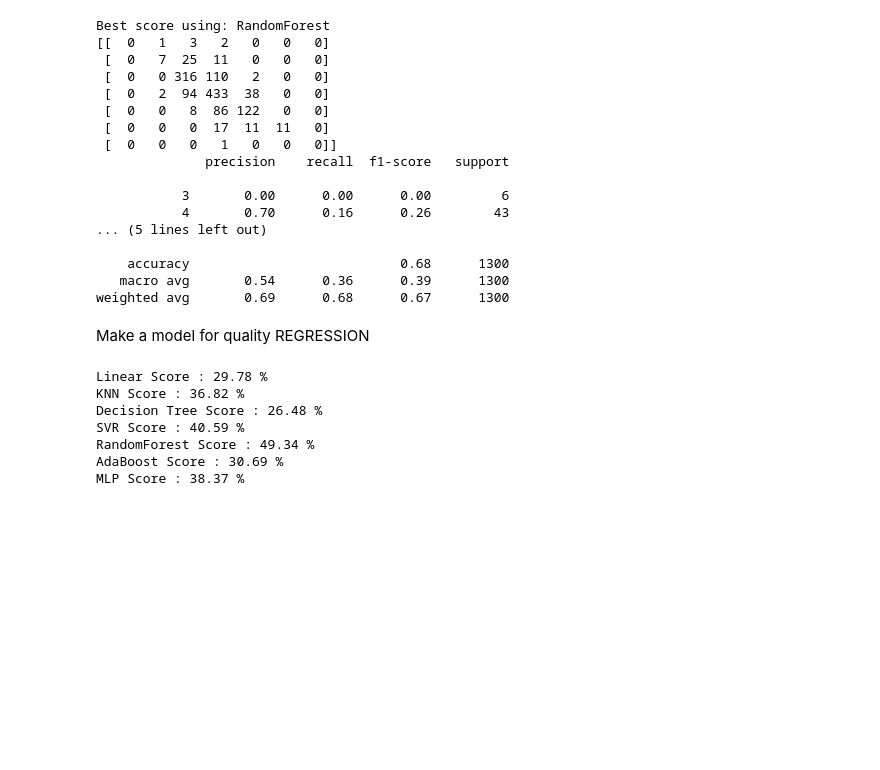
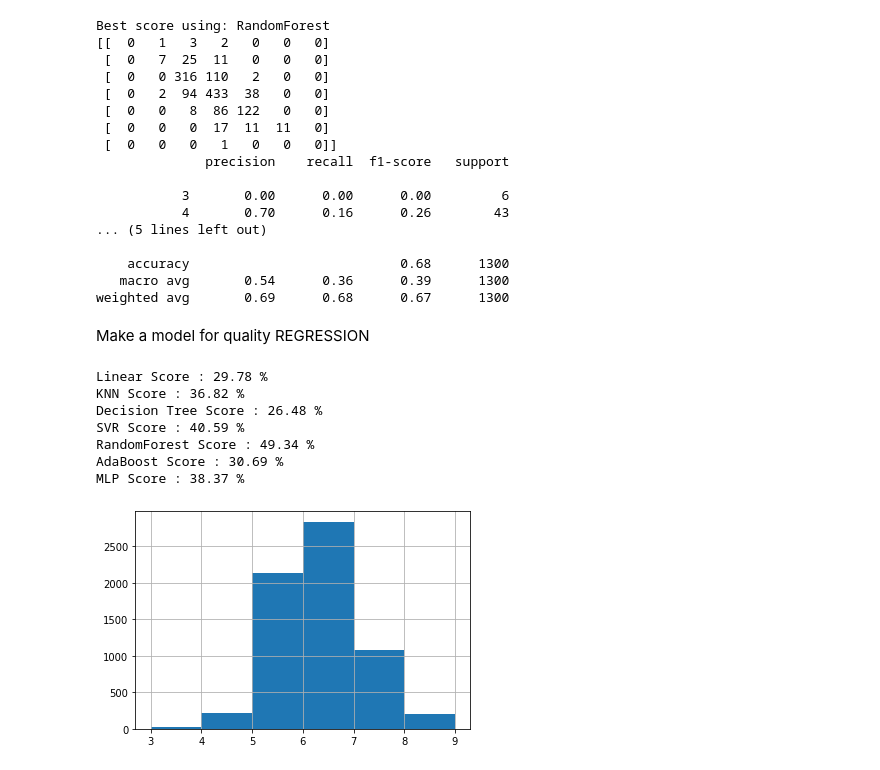
Before and after one commit to terman37/Python-First-Steps, a Jupyter notebook: Python-Labs/Lab2b.ipynb, the cells around one changed output. Cells and saved outputs as stored; diff of their text form; code cells hidden in the pictures; blank space fills up the shorter version.

```diff
--- a/Python-Labs/Lab2b.ipynb
+++ b/Python-Labs/Lab2b.ipynb
@@ -380,3 +380,7 @@ confm = pd.DataFrame(confmatr)
 
 print(confusion_matrix(ytest, ypred))
 print(classification_report(ytest, ypred))
+# %%
+df['quality'].hist(bins=6);
+# %% [output]
+[figure, added]
```
